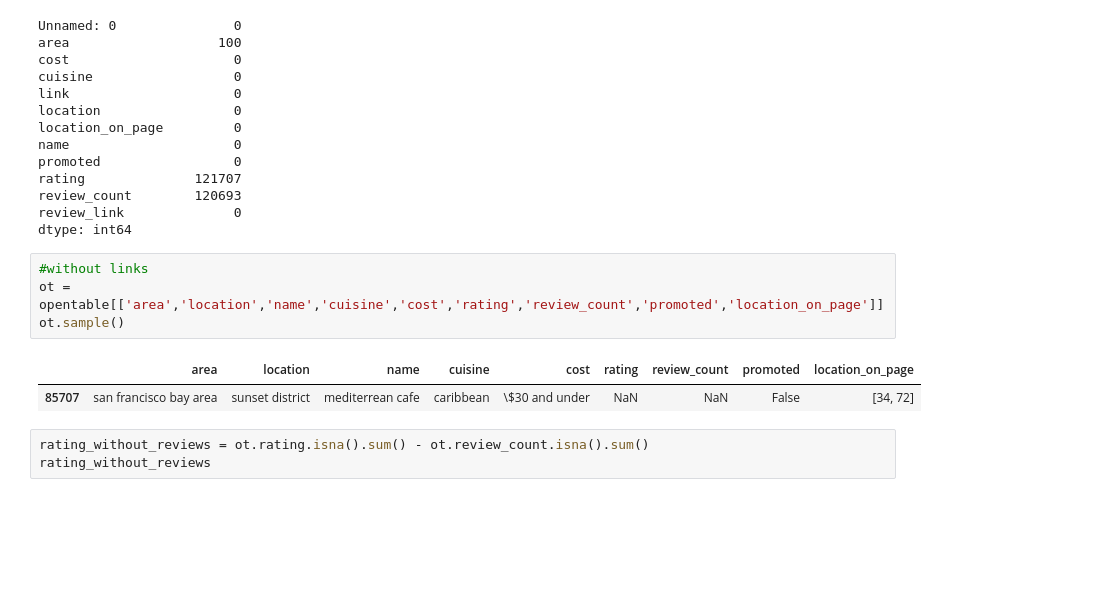
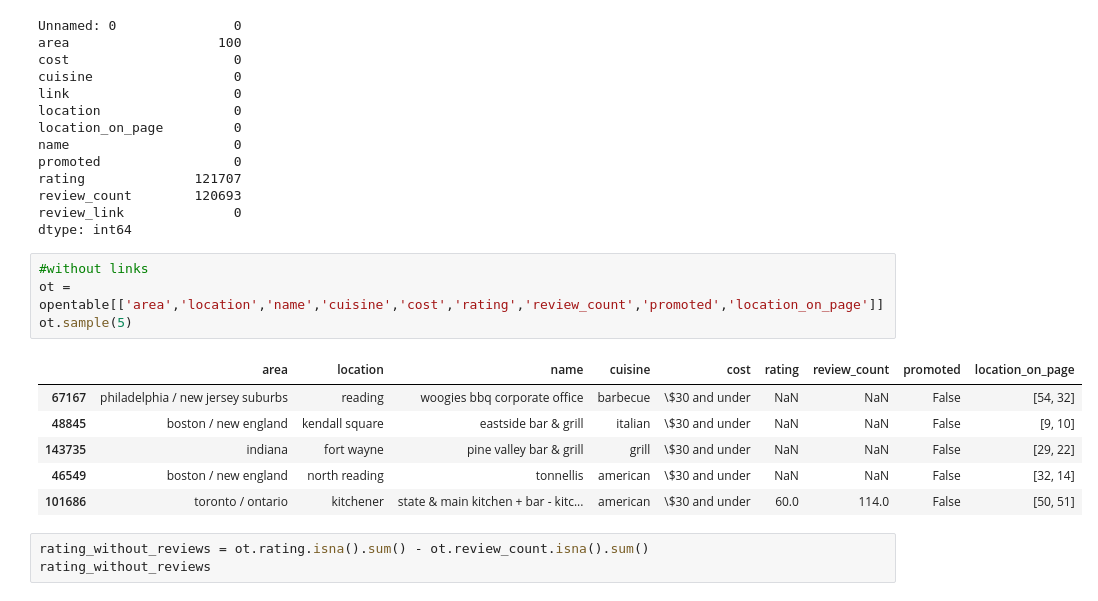
Before and after one commit to MichaelEmmert/OpenTable, a Jupyter notebook: opentableanalysis.ipynb, the cells around one changed output. Cells and saved outputs as stored; diff of their text form; blank space fills up the shorter version.

```diff
--- a/opentableanalysis.ipynb
+++ b/opentableanalysis.ipynb
@@ -34,10 +34,14 @@ dtype: int64
 # %%
 #without links
 ot = opentable[['area','location','name','cuisine','cost','rating','review_count','promoted','location_on_page']]
-ot.sample()
+ot.sample(5)
 # %% [output]
 |  | area | location | name | cuisine | cost | rating | review_count | promoted | location_on_page |
-| 85707 | san francisco bay area | sunset district | mediterrean cafe | caribbean | \$30 and under | NaN | NaN | False | [34, 72] |
+| 67167 | philadelphia / new jersey suburbs | reading | woogies bbq corporate office | barbecue | \$30 and under | NaN | NaN | False | [54, 32] |
+| 48845 | boston / new england | kendall square | eastside bar & grill | italian | \$30 and under | NaN | NaN | False | [9, 10] |
+| 143735 | indiana | fort wayne | pine valley bar & grill | grill | \$30 and under | NaN | NaN | False | [29, 22] |
+| 46549 | boston / new england | north reading | tonnellis | american | \$30 and under | NaN | NaN | False | [32, 14] |
+| 101686 | toronto / ontario | kitchener | state & main kitchen + bar - kitc... | american | \$30 and under | 60.0 | 114.0 | False | [50, 51] |
 # %%
 rating_without_reviews = ot.rating.isna().sum() - ot.review_count.isna().sum()
 rating_without_reviews
```
Also changed, not shown: parts of 7 cells of this notebook, 3 other files.
